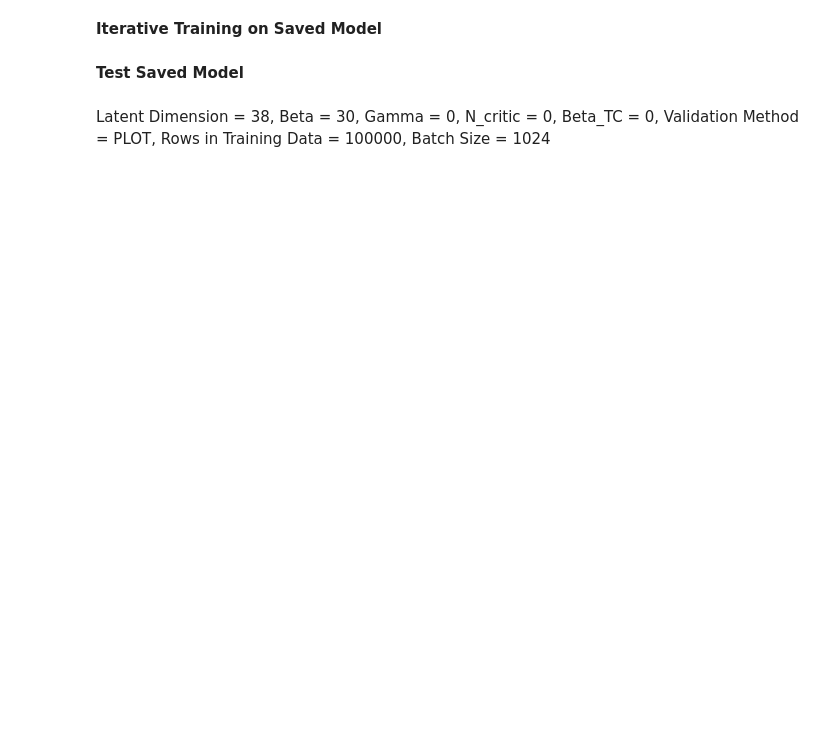
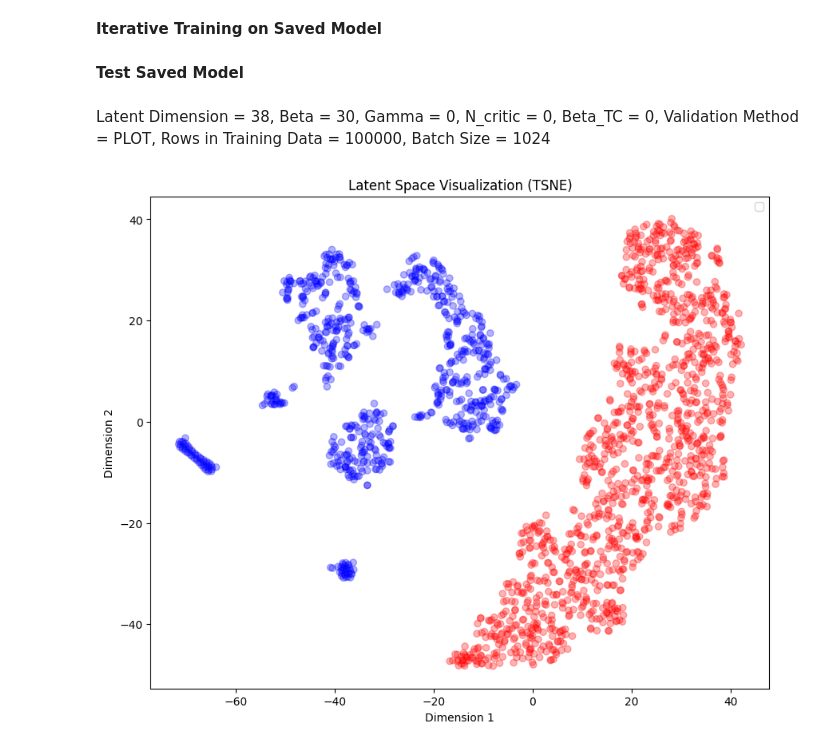
Before and after one commit to Samin765/Edge-Deployable-Unsupervised-IDS-for-CAN, a Jupyter notebook: VAE_multiple_samples_.ipynb, the cells around one changed output. Saved outputs shown, nothing was run; the diff lists cells and outputs as text; code cells hidden in the pictures; blank space fills up the shorter version.

```diff
--- a/VAE_multiple_samples_.ipynb
+++ b/VAE_multiple_samples_.ipynb
@@ -164,15 +173,16 @@ else:
 reload(utils)
 reload(feature_selection)
 LOAD_DATAFRAME = False
-TS_FRESH = False
+BINARY = False
+BINARY_ID = False
 
-n_rows_train = 10000    # select how many rows to load. None if whole train datasset
-n_rows_test = 40000   # select how many rows to load. None if whole test datasset
+n_rows_train = 80000   # select how many rows to load. None if whole train datasset
+n_rows_test = 50000   # select how many rows to load. None if whole test datasset
 batch_size = 1024
 window_size = 50    # increase window size
-stride = 1         # increase stride as a buffer
+stride = 20     # increase stride as a buffer
 split_ratio = 0.8     # % of training data to use for training
-window_anomaly_ratio = 0.1   # For 1 anomaly per window do: 1 / window_size
+window_anomaly = 9  # For 1 anomaly per window do: 1 / window_size
 if LOAD_DATAFRAME:
     # Load training data
     processeddataframe = pd.read_pickle(processeddataframe_normal_pickle_path)
@@ -183,11 +193,11 @@ if LOAD_DATAFRAME:
     test_dataset = convert_to_tensorflow(processeddataframe_test['features'] ,processeddataframe_test['type'], batch_size= batch_size )
 else:
     # Preprocess and load training data
-    processeddataframe = feature_selection_preparation(preprocessed_normal_channel2_csv_path, 'training', rows=n_rows_train)
+    processeddataframe , embedding_model, id_to_embedding = feature_selection_preparation(preprocessed_normal_channel2_csv_path, phase = 'training', rows=n_rows_train, binary = BINARY, binary_id= BINARY_ID)
     train_dataset, val_dataset = convert_to_tensorflow(processeddataframe['features'], batch_size= batch_size, window_size = window_size, stride = stride, split_ratio= split_ratio)
 
-    processeddataframe_test = feature_selection_preparation(preprocessed_new_Spoofing_channel2_csv_path, 'test', rows=n_rows_test)
-    test_dataset, test_threshold_dataset = convert_to_tensorflow(processeddataframe_test['features'], processeddataframe_test['type'], batch_size = batch_size, window_size= window_size, stride=stride, window_anomaly_ratio = window_anomaly_ratio)
+    processeddataframe_test = feature_selection_preparation(preprocessed_DoS_channel2_csv_path, phase = 'test', rows=n_rows_test, binary = BINARY, binary_id = BINARY_ID, embedding_model = embedding_model, id_to_embedding = id_to_embedding)
+    test_dataset, test_threshold_dataset = convert_to_tensorflow(processeddataframe_test['features'], processeddataframe_test['type'], batch_size = batch_size, window_size= window_size, stride=stride, window_anomaly = window_anomaly)
 
     #processeddataframe_dos_baseline = feature_selection_preparation(preprocessed_DoS_channel2_csv_path, 'test', rows=n_rows_test)
     #dos_test_dataset, dos_threshold_dataset = convert_to_tensorflow(processeddataframe_dos_baseline['features'], processeddataframe_dos_baseline['type'], batch_size = batch_size, window_size= window_size, stride=stride, window_anomaly_ratio = window_anomaly_ratio)
@@ -1677,8 +2003,10 @@ if AD:
 # %% [markdown]
 Latent Dimension = 38, Beta = 30, Gamma = 0, N_critic = 0, Beta_TC = 0, Validation Method = PLOT, Rows in Training Data = 100000, Batch Size = 1024
 # %%
-print(best_model_path)
+best_model_path = "./Resources/Models/BetaVAE_EPOCHS38_LD30_BETA50_NT80000_BATCH512_INPUT24_17-14.keras"
 load_vae = keras.models.load_model(best_model_path)
 load_vae.trainable = False  # Freeze model weights
-get_latent_representations_label(load_vae, test_dataset, latent_dim, beta,n_critic,gamma,time,epoch = real_epochs,name = model_name,type='TSNE', save = False, AWS = AWS, s3 = s3, BUCKET = BUCKET)
+get_latent_representations_label(load_vae, test_dataset, 0, 0 ,0,0,0,epoch = 0,name = "-",type='TSNE', save = False, AWS = AWS, s3 = s3, BUCKET = BUCKET)
+# %% [output]
+[figure, added]
 # %%
```
Also changed, not shown: parts of 19 cells of this notebook, 6 other files.
